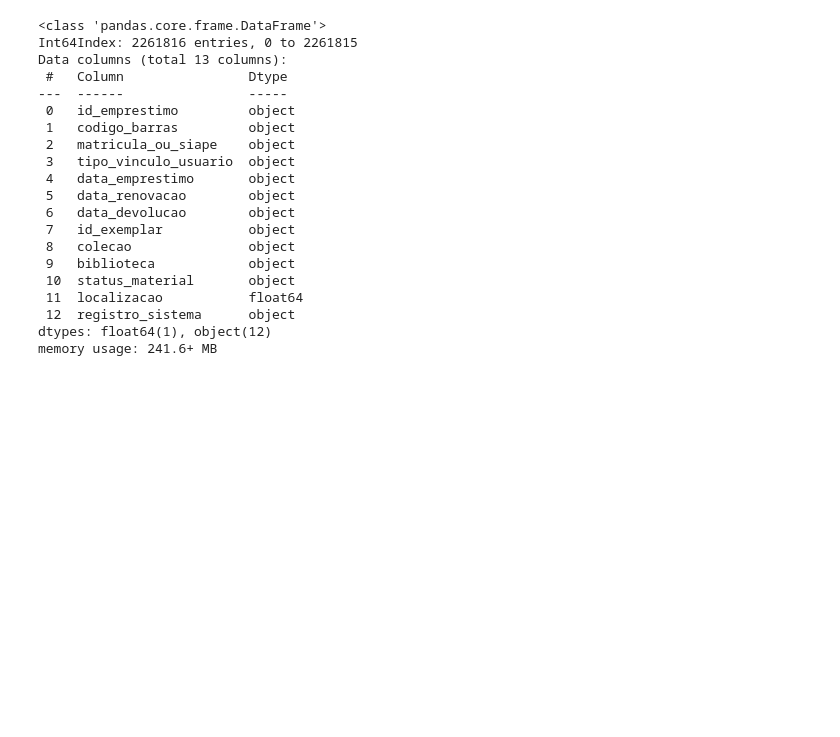
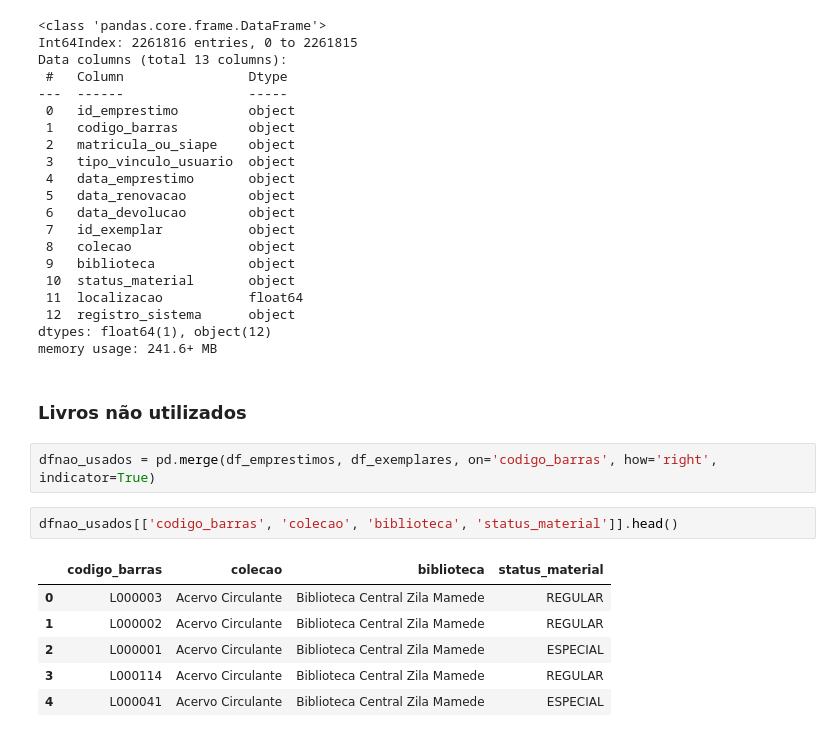
Before and after one commit to Pires1789/7daysofcode_acervo-biblioteca, a Jupyter notebook: Desafio7DaysofCode.ipynb, the cells around one changed output. Cells and saved outputs as stored; diff of their text form; blank space fills up the shorter version.

```diff
--- a/Desafio7DaysofCode.ipynb
+++ b/Desafio7DaysofCode.ipynb
@@ -192,3 +192,16 @@ Data columns (total 13 columns):
  12  registro_sistema      object
 dtypes: float64(1), object(12)
 memory usage: 241.6+ MB
+# %% [markdown]
+### Livros não utilizados
+# %%
+dfnao_usados = pd.merge(df_emprestimos, df_exemplares, on='codigo_barras', how='right', indicator=True)
+# %%
+dfnao_usados[['codigo_barras', 'colecao', 'biblioteca', 'status_material']].head()
+# %% [output]
+|  | codigo_barras | colecao | biblioteca | status_material |
+| 0 | L000003 | Acervo Circulante | Biblioteca Central Zila Mamede | REGULAR |
+| 1 | L000002 | Acervo Circulante | Biblioteca Central Zila Mamede | REGULAR |
+| 2 | L000001 | Acervo Circulante | Biblioteca Central Zila Mamede | ESPECIAL |
+| 3 | L000114 | Acervo Circulante | Biblioteca Central Zila Mamede | REGULAR |
+| 4 | L000041 | Acervo Circulante | Biblioteca Central Zila Mamede | ESPECIAL |
```
